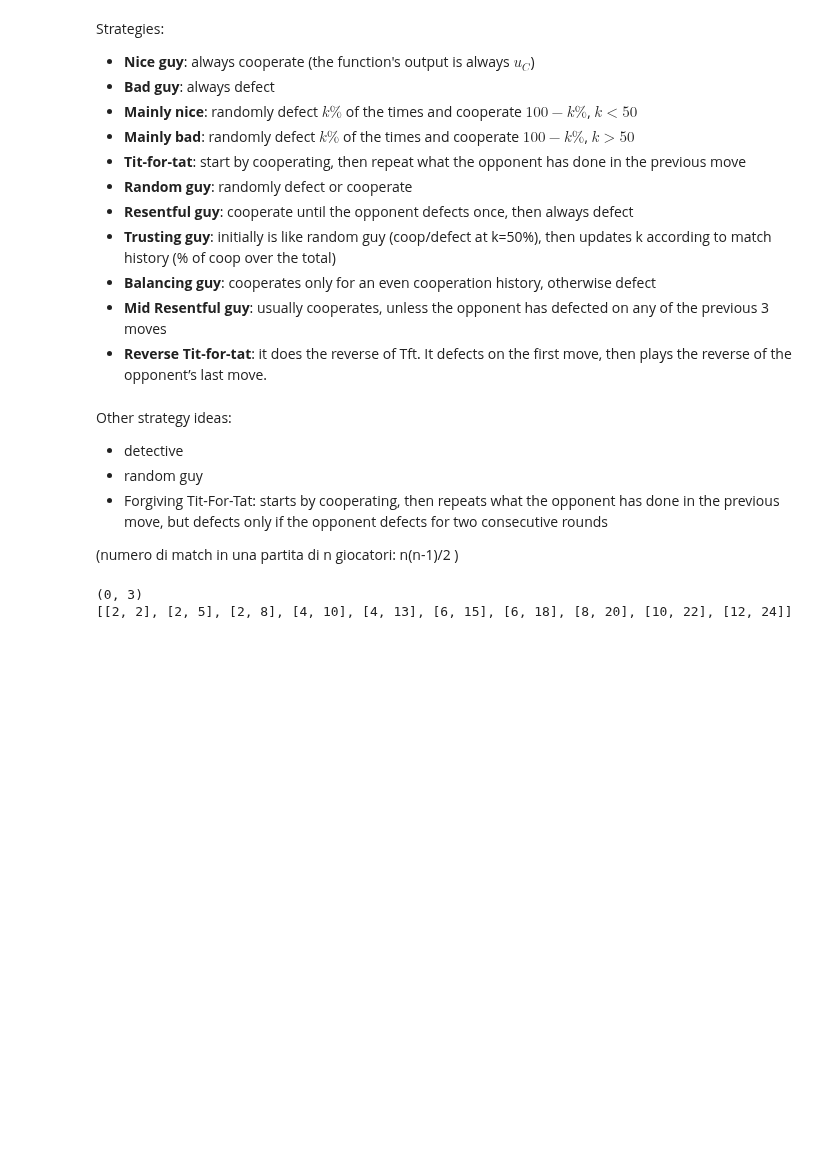
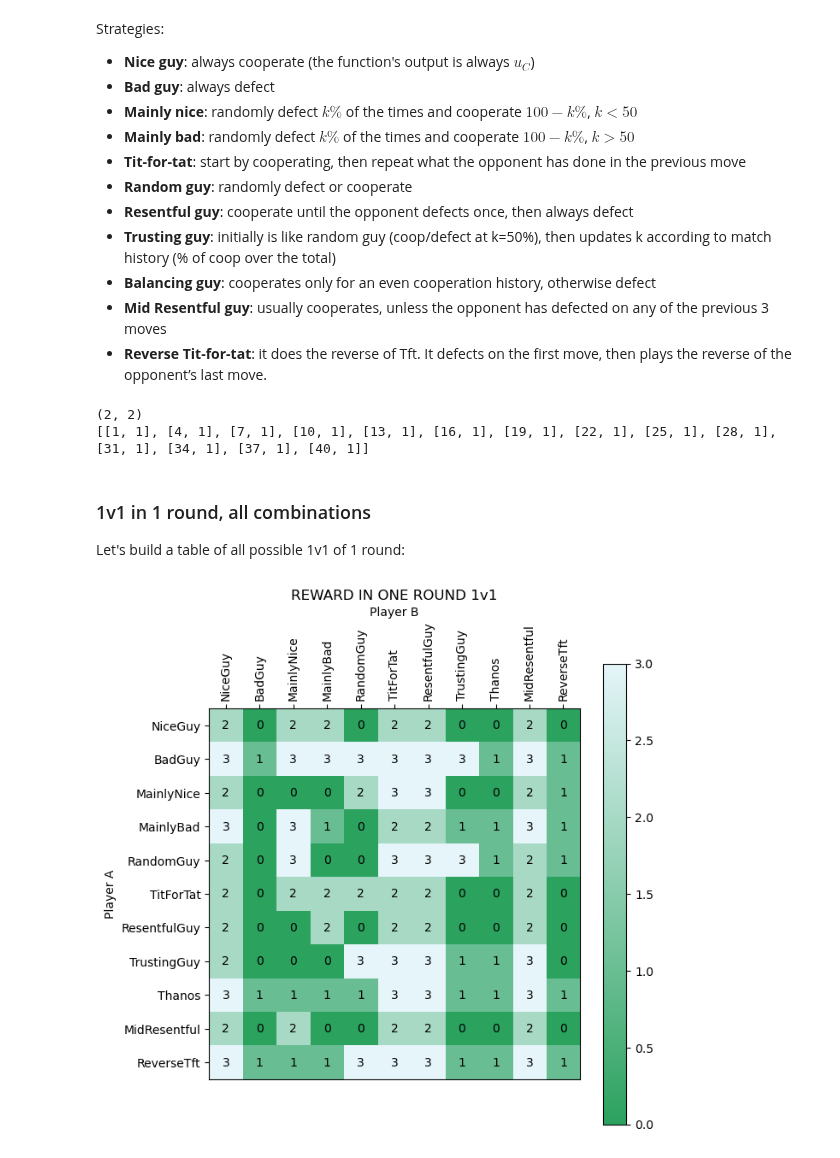
Before and after one commit to LeoPi314/LCP_projects_Y7_Group_4, a Jupyter notebook: round.ipynb, the cells around one changed output. Cells and saved outputs as stored; diff of their text form; code cells hidden in the pictures; blank space fills up the shorter version.

Commit message:
added rounds and match, and table graph

```diff
--- a/round.ipynb
+++ b/round.ipynb
@@ -217,16 +191,52 @@ def match( key_1, key_2, parameter_list_1, parameter_list_2, N_rounds = 10, M =
         R_2 += r_2
         Rewards.append( [ R_1, R_2 ] )
     return Rewards              # it returns a list wiith the partial sums of the rewards
-# %% [markdown]
-Other strategy ideas:
-* detective
-* random guy
-* Forgiving Tit-For-Tat: starts by cooperating, then repeats what the opponent has done in the previous move, but defects only if the opponent defects for two consecutive rounds
-
-(numero di match in una partita di n giocatori: n(n-1)/2 )
 # %%
-print( round('NiceGuy', 'ReverseTft', [],[], 0, [[]]) )
-print( match('NiceGuy', 'RandomGuy', [],[], 10) )
+# TEST:
+print( round('NiceGuy', 'TitForTat', 0, [[]]) )
+print( match('BadGuy', 'ReverseTft', 14) )
 # %% [output]
-(0, 3)
-[[2, 2], [2, 5], [2, 8], [4, 10], [4, 13], [6, 15], [6, 18], [8, 20], [10, 22], [12, 24]]
+(2, 2)
+[[1, 1], [4, 1], [7, 1], [10, 1], [13, 1], [16, 1], [19, 1], [22, 1], [25, 1], [28, 1], [31, 1], [34, 1], [37, 1], [40, 1]]
+# %% [markdown]
+### 1v1 in 1 round, all combinations
+Let's build a table of all possible 1v1 of 1 round:
+# %%
+# let's initialize the matrix of rewards of 1v1 rounds for all strategies
+table_rewards = []
+
+# cycle over all strategies:
+for i, key_1 in enumerate(strategies):
+    table_rewards.append([])             # I add a row for each  strategy
+    for j, key_2 in enumerate(strategies):
+        a, b = round(key_1, key_2, round_number=0, match_history=[[]], M = Payoff )
+        table_rewards[i].append(a)
+#print(table_rewards)
+
+
+# PLOT:
+fig, ax = plt.subplots(1, 1 ,figsize=(7,7))
+# Creiamo una colormap che va da rosso chiaro a rosso scuro
+custom_cmap = mcolors.LinearSegmentedColormap.from_list("custom_blue", ["#2ca25f", "#e5f5f9"])
+graph = ax.imshow(table_rewards, cmap=custom_cmap)
+plt.colorbar(graph)
+# Etichette per gli assi con nomi delle strategie
+strategy_names = list(strategies.keys())
+plt.xticks( ticks=np.arange(len(strategy_names)), labels=strategy_names, rotation=90 )  # rotation for readability
+plt.yticks( ticks=np.arange(len(strategy_names)), labels=strategy_names)
+# Sposta l'asse X in alto
+ax.xaxis.set_label_position('top')
+ax.xaxis.tick_top()
+# Inseriamo i valori nelle celle:
+for i in range(len(strategy_names)):
+    for j in range(len(strategy_names)):
+        plt.text(j, i, str(table_rewards[i][j]), ha='center', va='center', color='black')
+plt.title("REWARD IN ONE ROUND 1v1")
+plt.xlabel("Player B")
+plt.ylabel("Player A")
+plt.show()
+
+# df = pd.DataFrame(table_rewards, index = strategies , columns = strategies)
+# df
+# %% [output]
+[figure, added]
```
Also changed, not shown: parts of 6 cells of this notebook.
